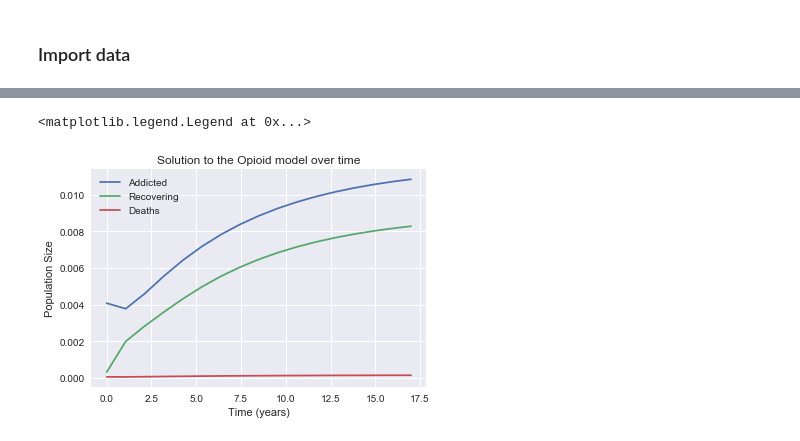
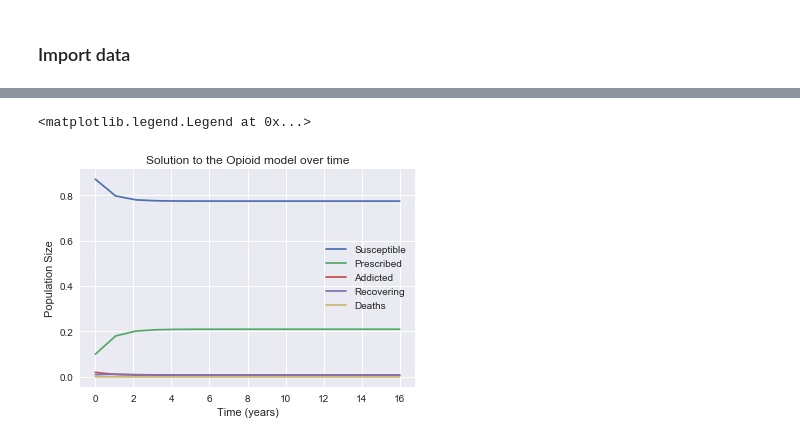
Before and after one commit to lauraware/am205project, a Jupyter notebook: Fitting_2.ipynb, the cells around one changed output, grey strips where cells are left out. Saved outputs shown, nothing was run; the diff lists cells and outputs as text; code cells hidden in the pictures.

Commit message:
Fit on deaths and prescriptions.

```diff
--- a/Fitting_2.ipynb
+++ b/Fitting_2.ipynb
@@ -43,11 +85,5 @@ yearly_deaths.plot()
 # %%
-def opioid_ours(state, t, alpha, beta_1, beta_2, gamma, zeta, delta, sigma, mu, mu_star):
-
-    '''epsilon was defined to be the prescribed to susceptible rate, but has the
-    constraint that it is equal to 1 - gamma.
-
-    delta is defined to be the rate of recovery, and is assumed to be 1 - sigma - nu*A
-    '''
+def opioid_ours(state, t, alpha, beta_1, beta_2, gamma, zeta, delta, sigma):
     S, P, A, R = state
     nu = (1 - sigma - delta - mu)/A
     S_prime = -alpha*S - beta_1*S*A - beta_2*S*P + (1-gamma)*P + delta*R + mu*(P+R) + mu_star*A
@@ -80,3 +129,18 @@ beta_1 = 0.0625 # total addiction rate for Susceptible due to illegal access
 beta_2 = 0.0625 # total addiction rate for Susceptible due to illegal access
 alpha = 0.3 # prescription rate. could be 0-1
 zeta = 0.7 # rate of A entry into rehab. could be 0-1
+
+# real world data
+actual = df[["opioid_death_rate", "prescribed_population_percent"]].values
+
+
+params0 = (alpha, beta_1, beta_2, gamma, zeta, delta, sigma)
+
+ret = sp.optimize.minimize(integrated_model,
+                     params0,
+                     bounds=[(0,1), (0, 1), (0, 1), (0,1), (0, 1), (0,1), (0,1)],
+                    method="TNC",
+                     options={"maxiter": 2000}
+                     )
+
+ret
@@ -96,2 +158,0 @@ array([  3.07194683e-03,   4.07392127e-03,   3.13547230e-04,
-# %%
-P, A, R, alpha, beta_1, beta_2, zeta, gamma, mu_star = fitted_params
@@ -98,9 +164,11 @@ P, A, R, alpha, beta_1, beta_2, zeta, gamma, mu_star = fitted_params
 # %%
-t = np.linspace(0,17,17)
-state0 = [1 - (P + A + R), P, A, R]
+state0 = [0.87, 0.10, 0.02, 0.01]
+
+alpha, beta_1, beta_2, gamma, zeta, delta, sigma = ret.x
 
 numerical_sol = sp.integrate.odeint(opioid_ours, state0, t,
-                                    args=(alpha, beta_1, beta_2, gamma, zeta, delta, sigma, mu, mu_star))
+                                    args=(alpha, beta_1, beta_2, gamma, zeta, delta, sigma)
+                                   )
 
 S = numerical_sol[:,0]
 P = numerical_sol[:,1]
@@ -116,13 +191,13 @@ plt.legend()
 # %%
-#plt.plot(t, S, label="Susceptible")
-#plt.plot(t, P, label= "Prescribed")
+plt.plot(t, S, label="Susceptible")
+plt.plot(t, P, label= "Prescribed")
 plt.plot(t, A, label= "Addicted")
 plt.plot(t, R, label= "Recovering")
 plt.plot(t, (mu_star-mu)*A, label="Deaths")
 plt.title("Solution to the Opioid model over time")
 plt.xlabel("Time (years)")
 plt.ylabel("Population Size")
 plt.legend()
 # %% [output]
 <matplotlib.legend.Legend at 0x...>
-[figure, old version]
+[figure, new version]
```
Also changed, not shown: parts of 12 cells of this notebook, 3 other files.
